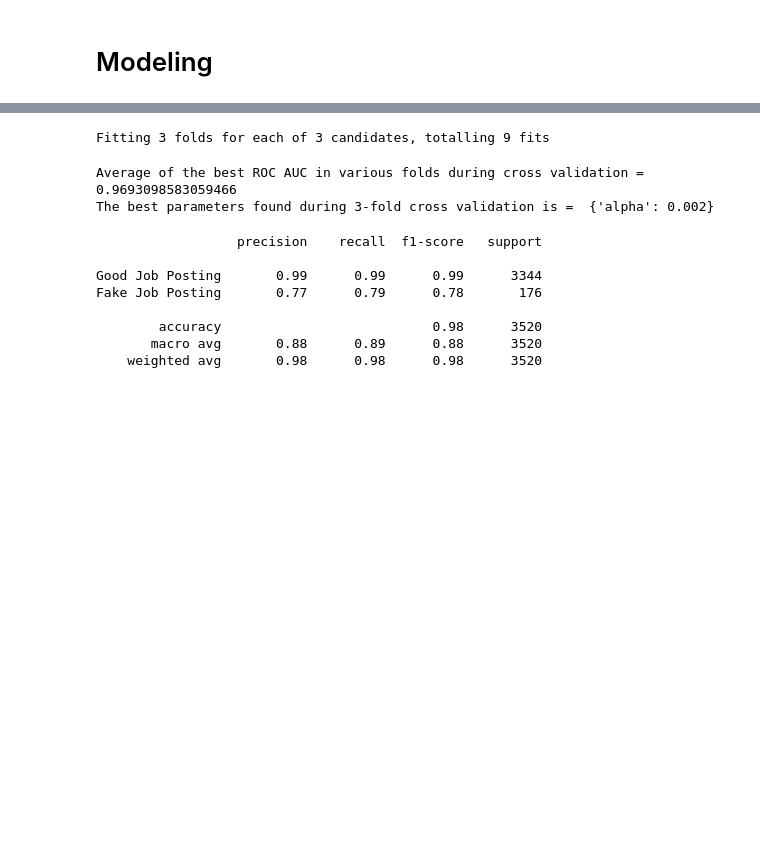
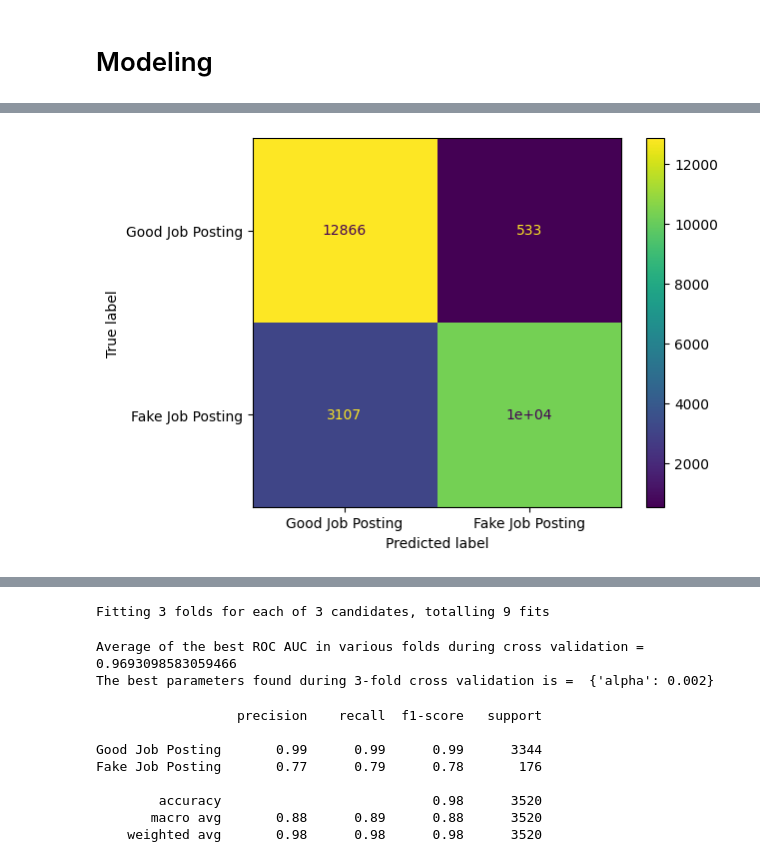
Before and after one commit to ADS-599-Team-2-Capstone/ADS-599-Capstone, a Jupyter notebook: Code Library Folder/Modeling.ipynb, the cells around one changed output, grey strips where cells are left out. Saved outputs shown, nothing was run; the diff lists cells and outputs as text; code cells hidden in the pictures; blank space fills up the shorter version.

Commit message:
added models without text features.

```diff
--- a/Code Library Folder/Modeling.ipynb
+++ b/Code Library Folder/Modeling.ipynb
@@ -20,3 +21,9 @@ from sklearn.ensemble import GradientBoostingClassifier
 from sklearn.ensemble import RandomForestClassifier
 
 import matplotlib.pyplot as plt
+# %%
+# Get List of Non-Text Columns
+with open('nontext_col_list.pkl', 'rb') as f:
+    nontext_col_list = pickle.load(f)
+
+len(nontext_col_list)
@@ -50,0 +61,30 @@ def model_stats(model_name: str, grid_search, x: pd.DataFrame, y: pd.Series) ->
+# %%
+# Remove text columns from the data
+X_test_no_text = X_test[nontext_col_list]
+X_sm_train_no_text = X_sm_train[nontext_col_list]
+# %%
+# Naive Bayes
+# Define the model and parameter grid.
+model = MultinomialNB()
+grid = {"alpha": [0.002,0.001,0.0005]}
+
+# Create the grid search object
+nb_nt_grid_search = GridSearchCV(estimator=model,
+                              param_grid=grid,
+                              cv=3,
+                              return_train_score=True,
+                              verbose=2,
+                              n_jobs=-1,
+                              scoring='f1',
+                              error_score='raise'
+                              )
+# use sklearn.metrics.get_scorer_names() to get a list of all available scorers
+
+# Fit the model
+nb_nt_result = nb_nt_grid_search.fit(X_sm_train_no_text, y_sm_train)
+
+# Capture the results
+nb_nt_train_metrics = model_stats("Naive Bayes - w/o Text", nb_nt_grid_search,
+                                  x = X_sm_train_no_text, y = y_sm_train)
+nb_nt_test_metrics = model_stats("Naive Bayes - w/o Text", nb_nt_grid_search,
+                                 x = X_test_no_text, y = y_test)
@@ -50,0 +118,10 @@ def model_stats(model_name: str, grid_search, x: pd.DataFrame, y: pd.Series) ->
+# %%
+# Training Set Confusion Matrix
+ConfusionMatrixDisplay.from_estimator(
+    nb_nt_grid_search,
+    X_sm_train_no_text,
+    y_sm_train,
+    display_labels=["Good Job Posting", "Fake Job Posting"],
+);
+# %% [output]
+[figure, added]
```
Also changed, not shown: parts of 17 cells of this notebook.
